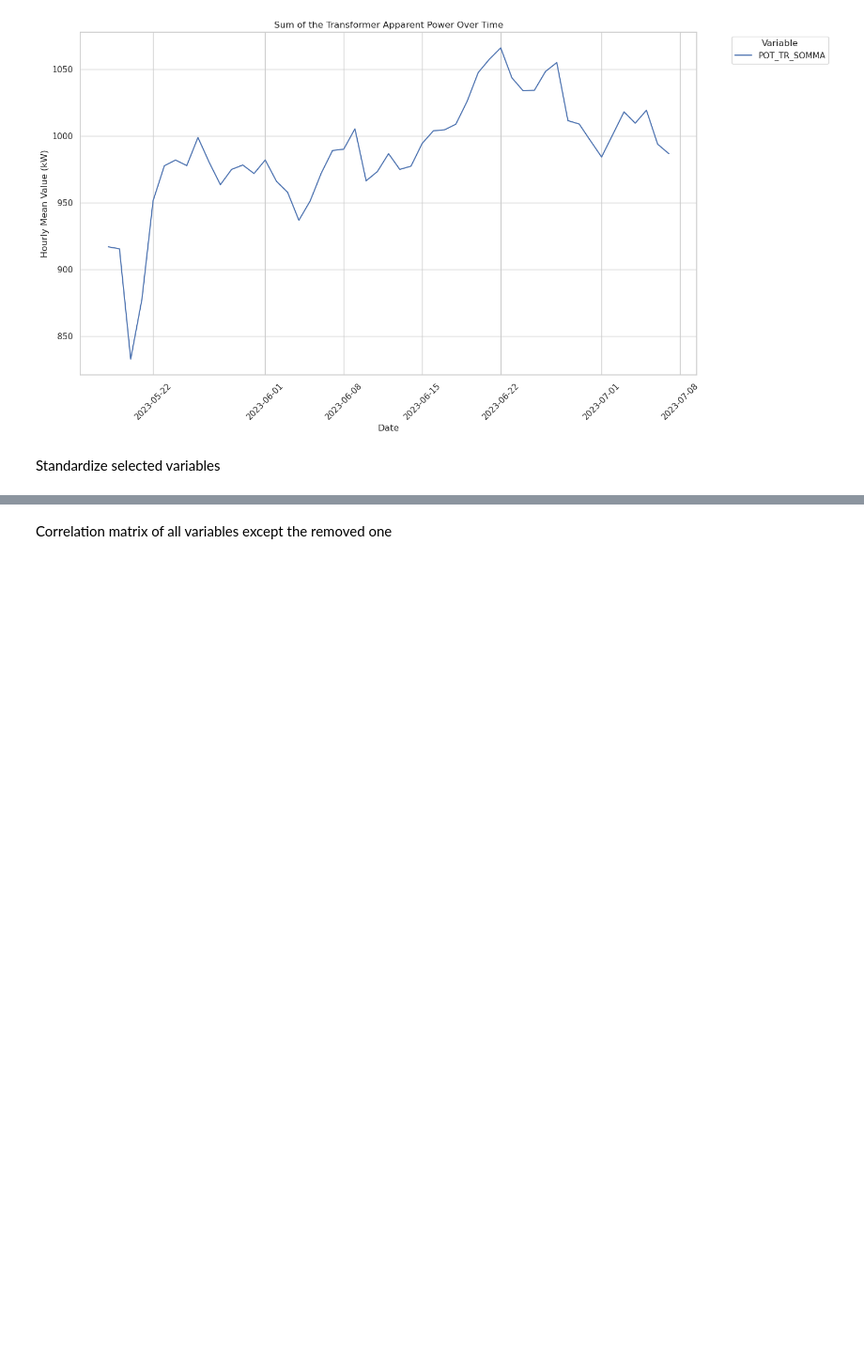
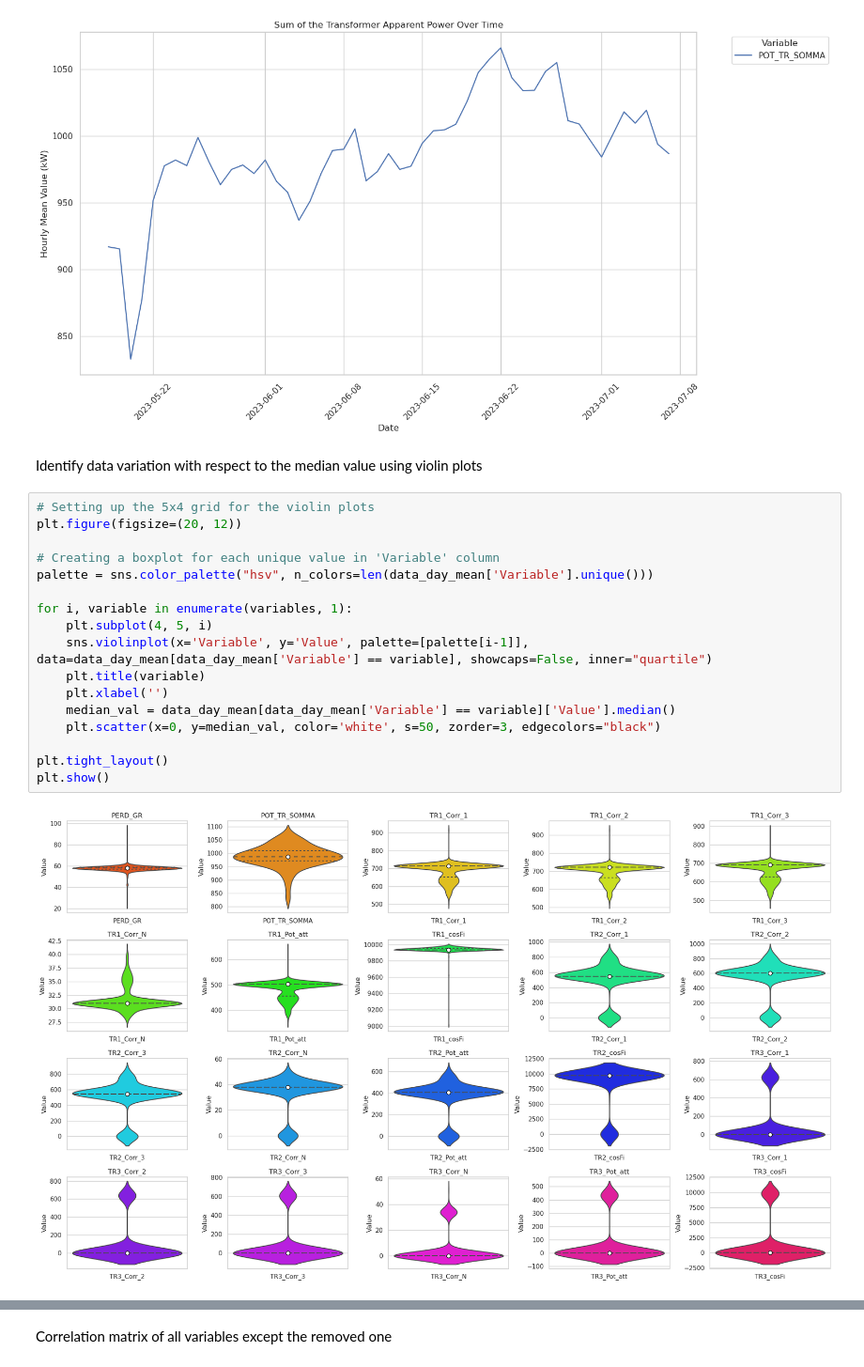
Before and after one commit to Matt17BR/ml4ds2324_cluster_analysis, a Jupyter notebook: scripts/exploratory_data_analysis.ipynb, the cells around one changed output, grey strips where cells are left out. Shown at 94% size. Cells and saved outputs as stored; diff of their text form; blank space fills up the shorter version.

Commit message:
Added violin plot for median

```diff
--- a/scripts/exploratory_data_analysis.ipynb
+++ b/scripts/exploratory_data_analysis.ipynb
@@ -195,5 +195,24 @@ plt.tight_layout()
 plt.show()
 # %% [output]
 [figure]
-# %% [markdown]
-Standardize selected variables
+# %% [markdown]
+Identify data variation with respect to the median value using violin plots
+# %%
+# Setting up the 5x4 grid for the violin plots
+plt.figure(figsize=(20, 12))
+
+# Creating a boxplot for each unique value in 'Variable' column
+palette = sns.color_palette("hsv", n_colors=len(data_day_mean['Variable'].unique()))
+
+for i, variable in enumerate(variables, 1):
+    plt.subplot(4, 5, i)
+    sns.violinplot(x='Variable', y='Value', palette=[palette[i-1]], data=data_day_mean[data_day_mean['Variable'] == variable], showcaps=False, inner="quartile")
+    plt.title(variable)
+    plt.xlabel('')
+    median_val = data_day_mean[data_day_mean['Variable'] == variable]['Value'].median()
+    plt.scatter(x=0, y=median_val, color='white', s=50, zorder=3, edgecolors="black")
+
+plt.tight_layout()
+plt.show()
+# %% [output]
+[figure, added]
```
Also changed, not shown: parts of 6 cells of this notebook.
